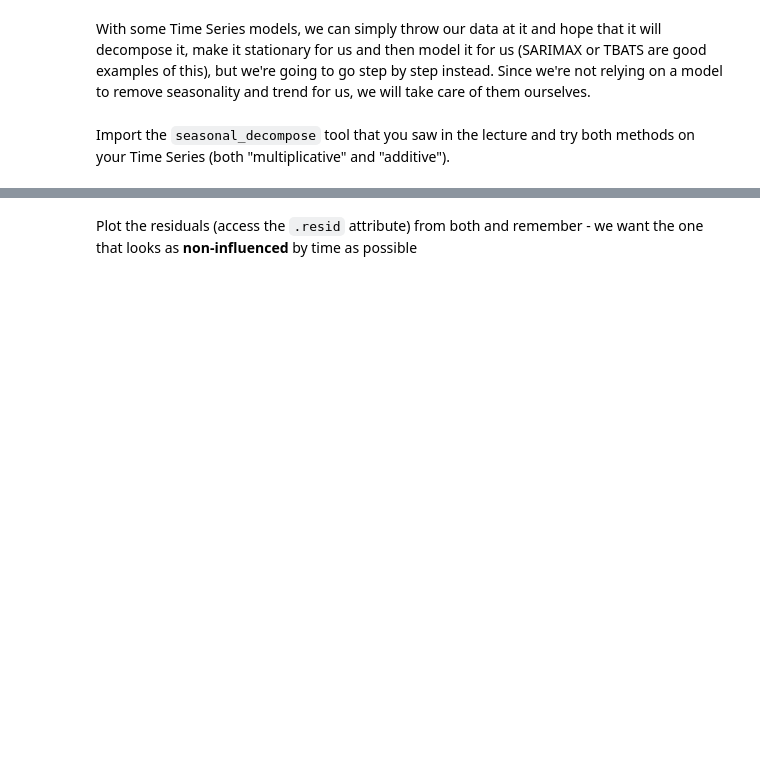
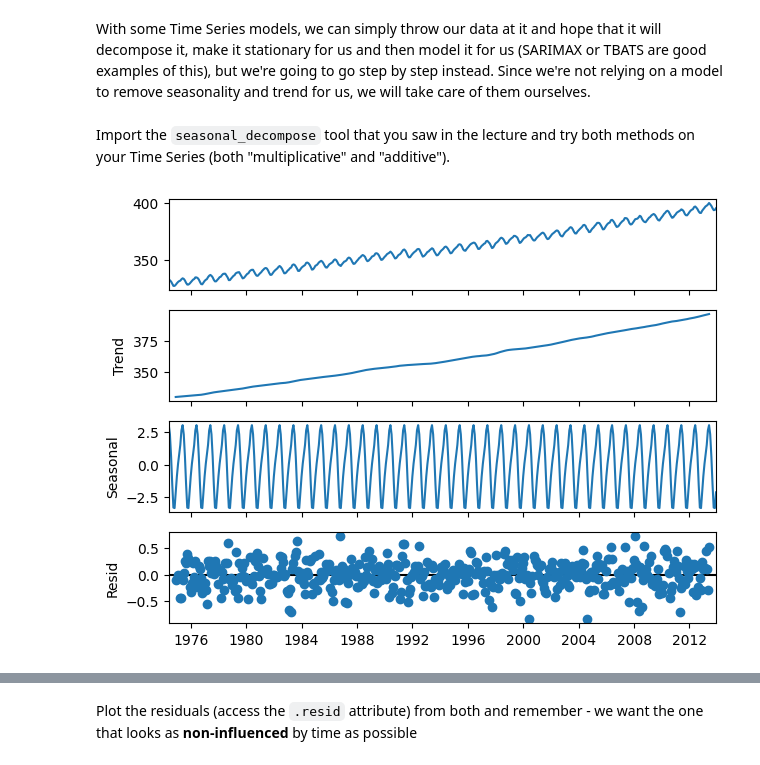
Before and after one commit to syanrys/data-arima-101, a Jupyter notebook: arima_seasonal_intro.ipynb, the cells around one changed output, grey strips where cells are left out. Cells and saved outputs as stored; diff of their text form; code cells hidden in the pictures; blank space fills up the shorter version.

```diff
--- a/arima_seasonal_intro.ipynb
+++ b/arima_seasonal_intro.ipynb
@@ -53,0 +120,3 @@ Let's actually see where are missing values lie. Use `pd.date_range` to create t
+# %%
+df = df.reindex(pd.date_range(start='1974-05-17', end='2023-10-24'))
+df.head(50)
@@ -61,0 +150,3 @@ Interpolation uses a simple linear method to connect the dots for us 😊 Obviou
+# %%
+monthly = df.resample('ME').mean()
+monthly
@@ -65,0 +173,3 @@ If you __still__ have any remaining null values, you can use the `interpolate` t
+# %%
+monthly.interpolate(method='linear',inplace=True)
+monthly['CO2 molfrac (ppm)'].isna().sum()
@@ -83,3 +216,7 @@ Next up we need to split into a train and test set (we'll do an 80:20 split). Be
+# %%
+split_index = round(0.8 * monthly.shape[0])
+train = monthly.iloc[:split_index].copy()
+test = monthly.iloc[split_index:].copy()
 # %% [markdown]
 Our data preparation is almost done. Before we start decomposing and modelling though, we should come up with a baseline to see how our model performs.
 
@@ -114,0 +288,5 @@ Import the `seasonal_decompose` tool that you saw in the lecture and try both me
+# %%
+add = seasonal_decompose(train, model='additive')
+add.plot();
+# %% [output]
+[figure, added]
```
Also changed, not shown: parts of 101 cells of this notebook.
